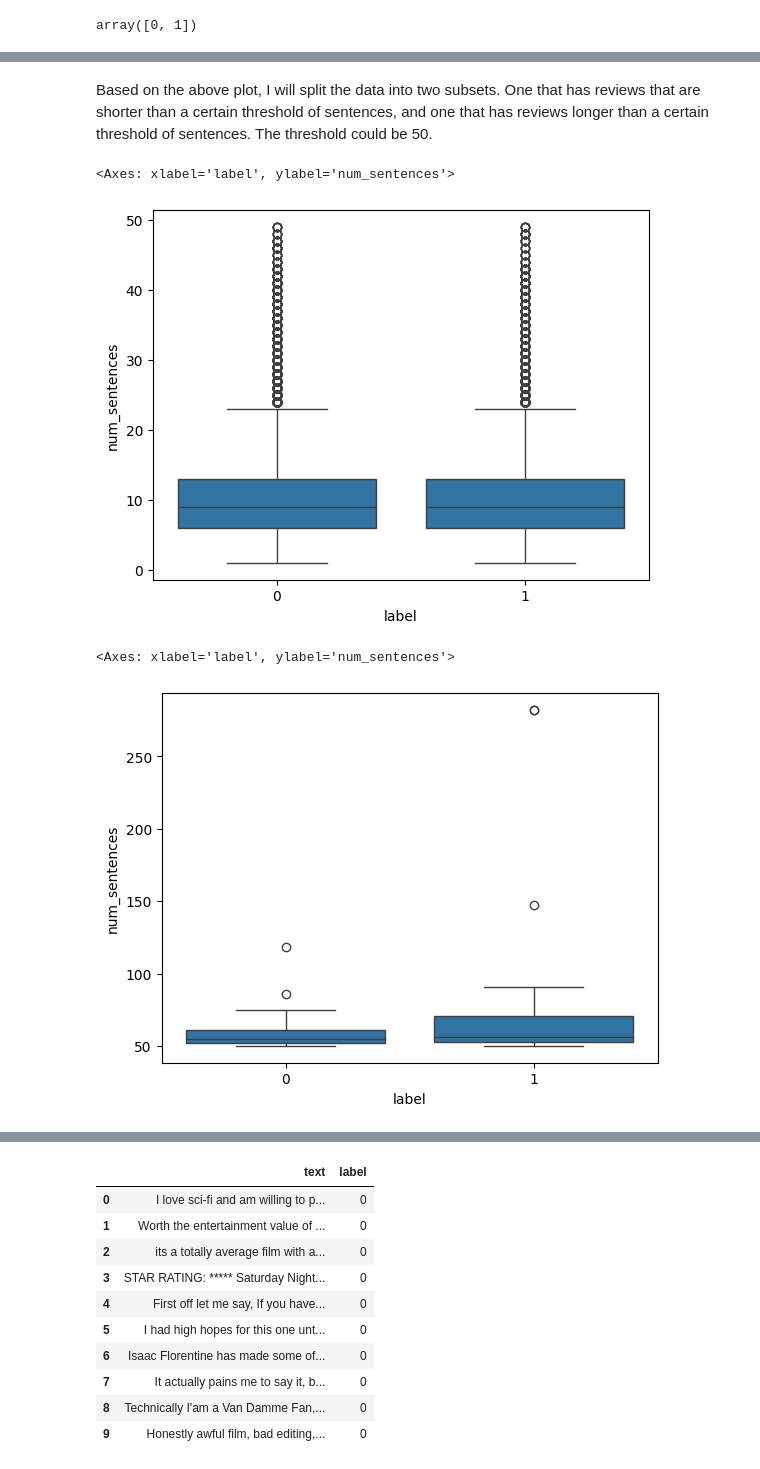
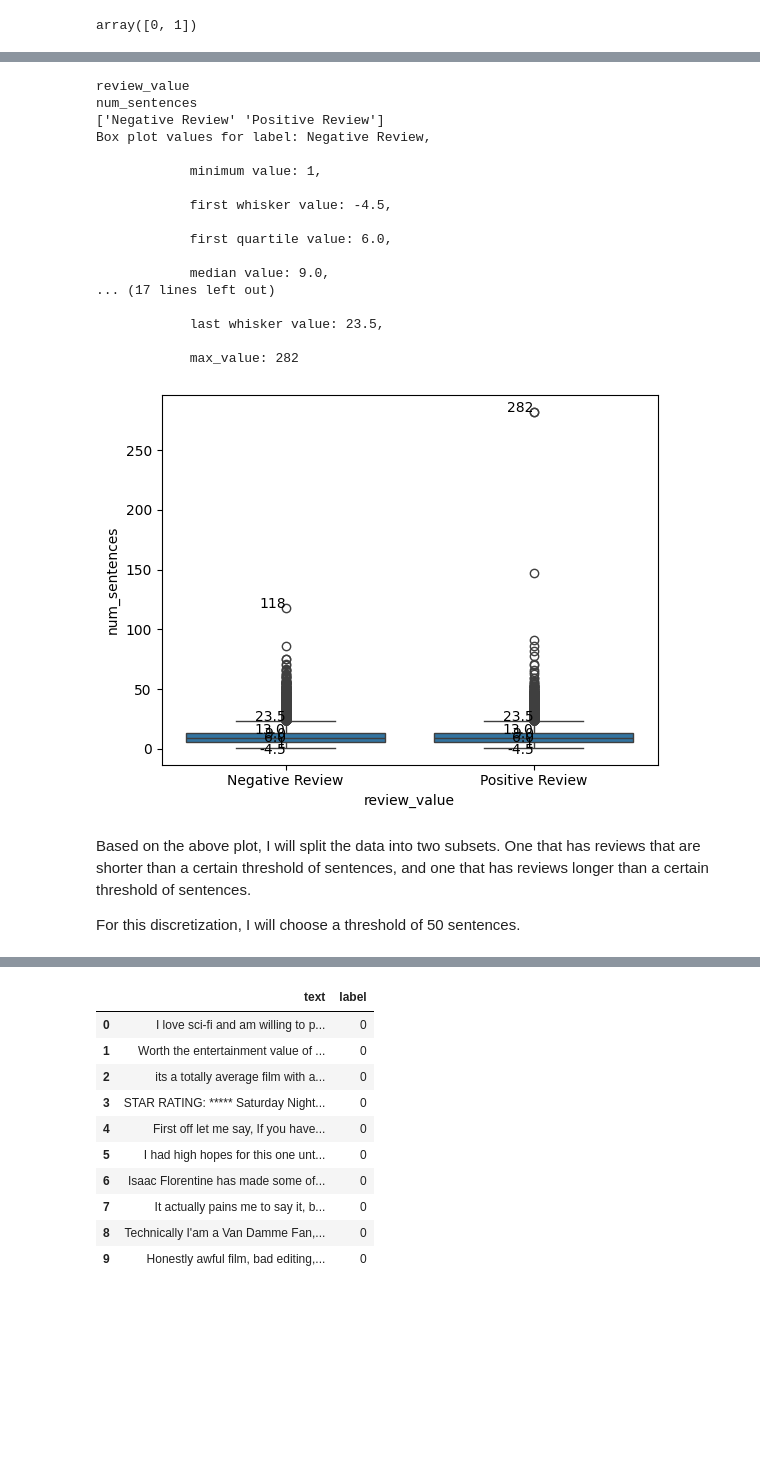
Before and after one commit to n-albert/Sentence-Transformer-Implementation, a Jupyter notebook: Sentence_Transformers,_Notebook_for_performing_EDA_Exploratory_Data_Analysis.ipynb, the cells around one changed output, grey strips where cells are left out. Saved outputs shown, nothing was run; the diff lists cells and outputs as text; code cells hidden in the pictures; blank space fills up the shorter version.

```diff
--- a/Sentence_Transformers,_Notebook_for_performing_EDA_Exploratory_Data_Analysis.ipynb
+++ b/Sentence_Transformers,_Notebook_for_performing_EDA_Exploratory_Data_Analysis.ipynb
@@ -158,17 +227,26 @@ seaborn.boxplot(imdb_train_ds_with_sentences, x="label", y="num_sentences")
+# %%
+box_plot = seaborn.boxplot(imdb_train_ds_with_sentences, x="review_value", y="num_sentences")
+annotate_boxplot(box_plot, imdb_train_ds_with_sentences, x_column="review_value", y_column="num_sentences")
+# %% [output]
+review_value
+num_sentences
+['Negative Review' 'Positive Review']
+Box plot values for label: Negative Review,
+
+            minimum value: 1,
+
+            first whisker value: -4.5,
+
+            first quartile value: 6.0,
+
+            median value: 9.0,
+... (17 lines left out)
+
+            last whisker value: 23.5,
+
+            max_value: 282
+[figure, added]
 # %% [markdown]
-Based on the above plot, I will split the data into two subsets. One that has reviews that are shorter than a certain threshold of sentences, and one that has reviews longer than a certain threshold of sentences. The threshold could be 50.
+Based on the above plot, I will split the data into two subsets. One that has reviews that are shorter than a certain threshold of sentences, and one that has reviews longer than a certain threshold of sentences.
+
+For this discretization, I will choose a threshold of 50 sentences.
-# %%
-boolean_mask = imdb_train_ds_with_sentences["num_sentences"] < 50
-less_than_50_sentences_imdb_train_ds = imdb_train_ds_with_sentences[boolean_mask]
-
-seaborn.boxplot(less_than_50_sentences_imdb_train_ds, x="label", y="num_sentences")
-# %% [output]
-<Axes: xlabel='label', ylabel='num_sentences'>
-[figure, removed]
-# %%
-greater_than_50_sentences_imdb_train_ds = imdb_train_ds_with_sentences[~boolean_mask]
-
-seaborn.boxplot(greater_than_50_sentences_imdb_train_ds, x="label", y="num_sentences")
-# %% [output]
-<Axes: xlabel='label', ylabel='num_sentences'>
-[figure, removed]
```
Also changed, not shown: parts of 24 cells of this notebook.
